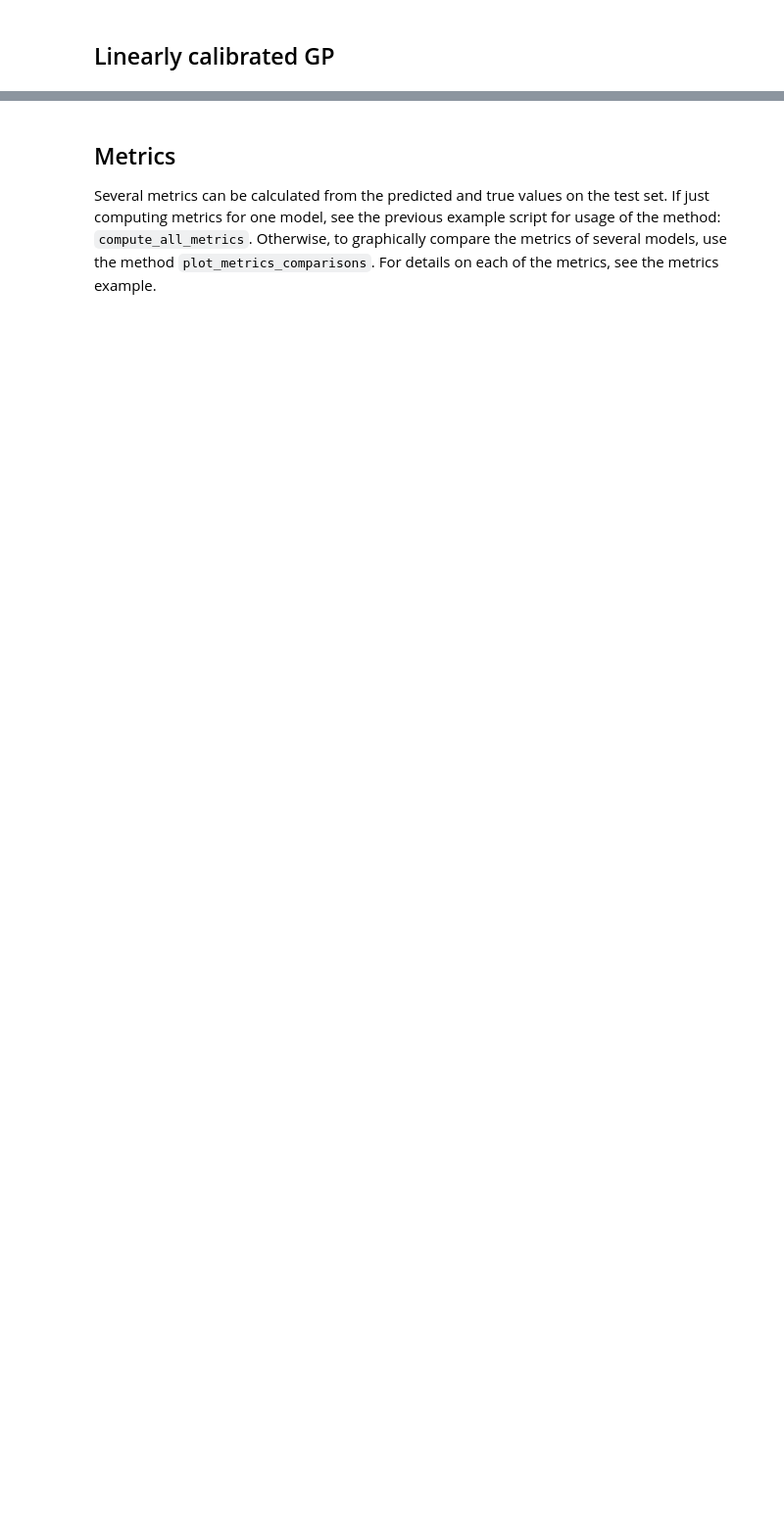
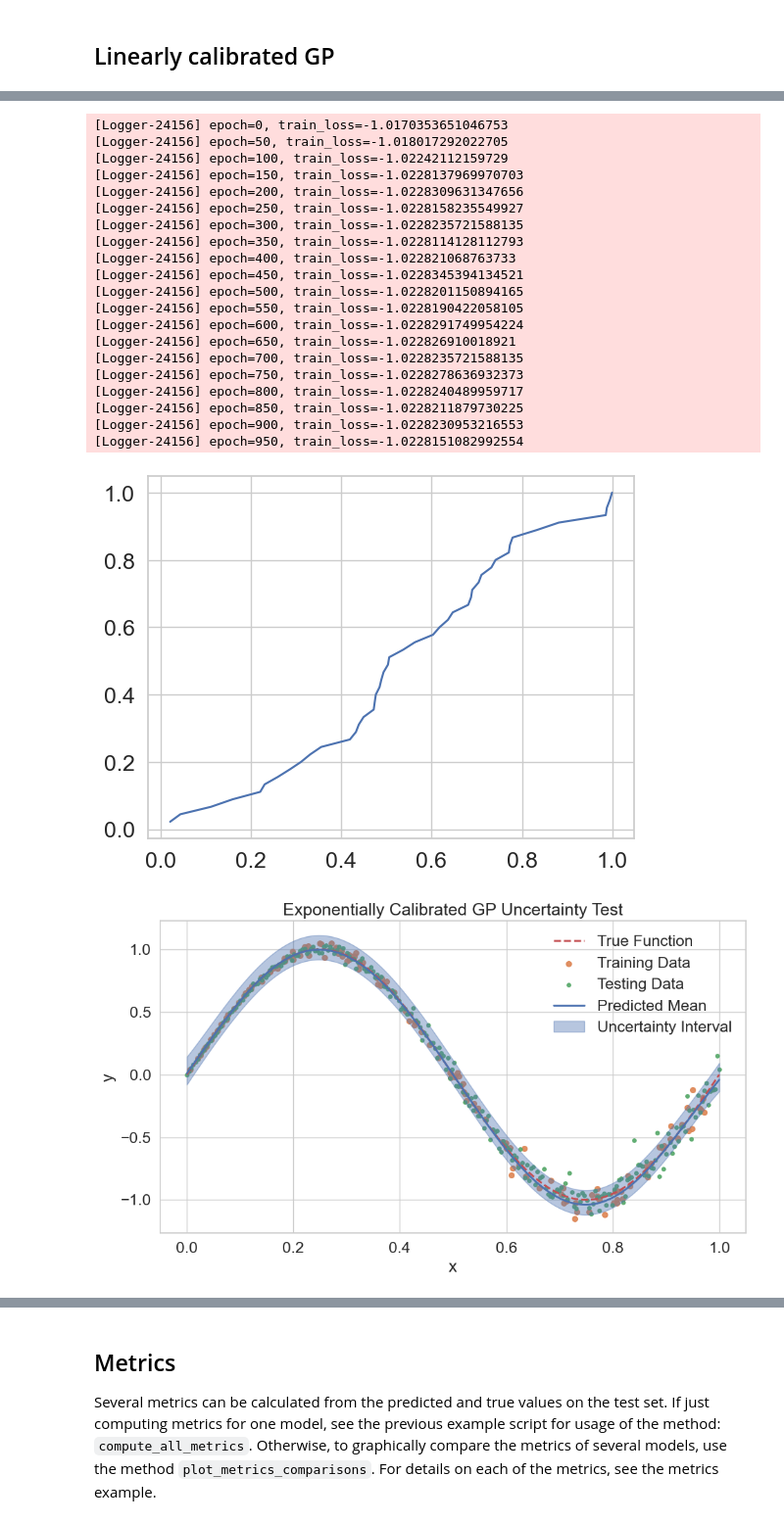
Before and after one commit to arjunrs3/UQRegressors, a Jupyter notebook: examples/getting_started.ipynb, the cells around one changed output, grey strips where cells are left out. Shown at 98% size. Saved outputs shown, nothing was run; the diff lists cells and outputs as text; code cells hidden in the pictures; blank space fills up the shorter version.

Commit message:
Bug fixes for isotonic regression

```diff
--- a/examples/getting_started.ipynb
+++ b/examples/getting_started.ipynb
@@ -534,0 +749,31 @@ plot_uncertainty_results(*ecw_sol, "Exponentially Calibrated DE")
+# %%
+gp.set_alpha(0.9)
+icw = IsotonicCalWrapper(underlying_regressor=gp, cal_size=0.3, alpha=0.1)
+icw.ur.random_seed = 1242
+icw.fit(X_train, y_train)
+
+icw_sol = icw.predict(X_test)
+plot_uncertainty_results(*icw_sol, "Exponentially Calibrated GP")
+# %% [output]
+[Logger-24156] epoch=0, train_loss=-1.0170353651046753
+[Logger-24156] epoch=50, train_loss=-1.018017292022705
+[Logger-24156] epoch=100, train_loss=-1.02242112159729
+[Logger-24156] epoch=150, train_loss=-1.0228137969970703
+[Logger-24156] epoch=200, train_loss=-1.0228309631347656
+[Logger-24156] epoch=250, train_loss=-1.0228158235549927
+[Logger-24156] epoch=300, train_loss=-1.0228235721588135
+[Logger-24156] epoch=350, train_loss=-1.0228114128112793
+[Logger-24156] epoch=400, train_loss=-1.022821068763733
+[Logger-24156] epoch=450, train_loss=-1.0228345394134521
+[Logger-24156] epoch=500, train_loss=-1.0228201150894165
+[Logger-24156] epoch=550, train_loss=-1.0228190422058105
+[Logger-24156] epoch=600, train_loss=-1.0228291749954224
+[Logger-24156] epoch=650, train_loss=-1.022826910018921
+[Logger-24156] epoch=700, train_loss=-1.0228235721588135
+[Logger-24156] epoch=750, train_loss=-1.0228278636932373
+[Logger-24156] epoch=800, train_loss=-1.0228240489959717
+[Logger-24156] epoch=850, train_loss=-1.0228211879730225
+[Logger-24156] epoch=900, train_loss=-1.0228230953216553
+[Logger-24156] epoch=950, train_loss=-1.0228151082992554
+[figure, added]
+[figure, added]
```
Also changed, not shown: parts of 7 cells of this notebook, 2 other files.
